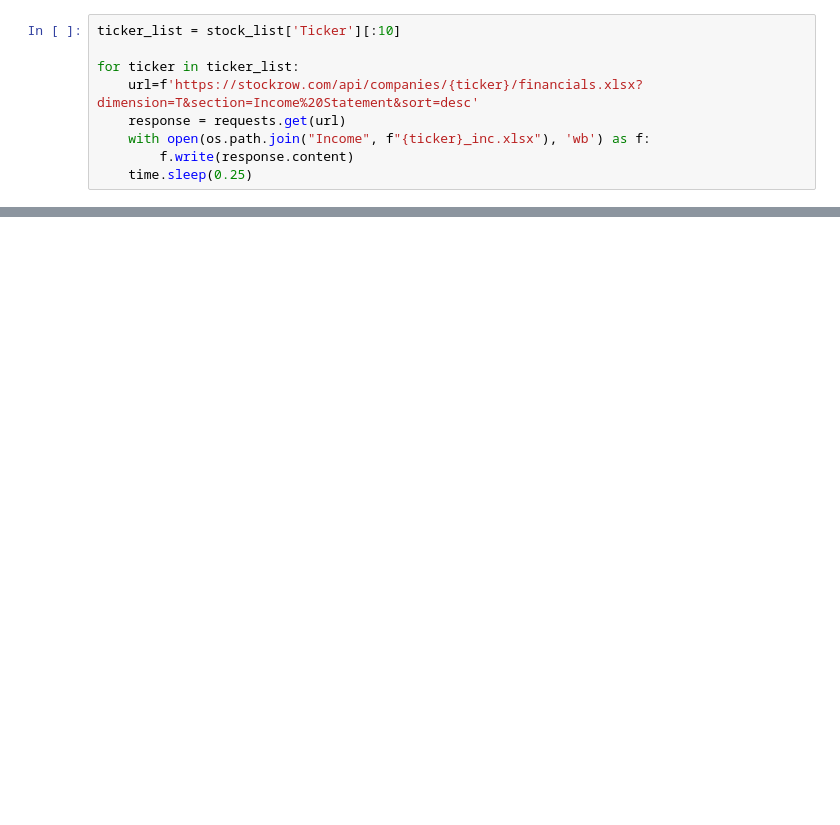
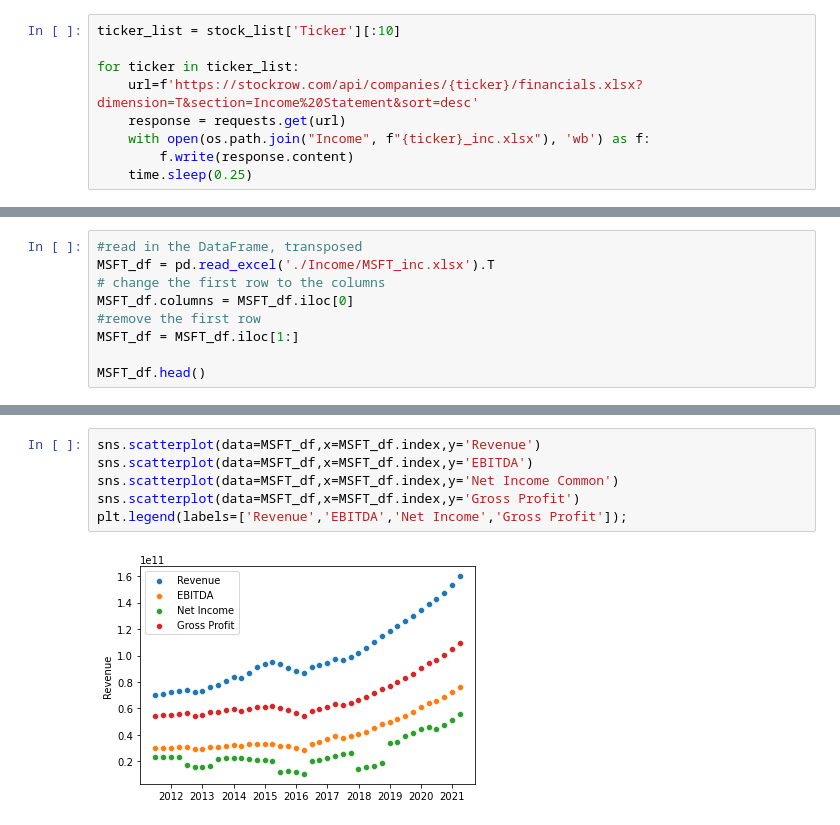
Before and after one commit to sfreagin/SEC_testing, a Jupyter notebook: pulling_stockrow.ipynb, the cells around one changed output, grey strips where cells are left out. Saved outputs shown, nothing was run; the diff lists cells and outputs as text; blank space fills up the shorter version.

```diff
--- a/pulling_stockrow.ipynb
+++ b/pulling_stockrow.ipynb
@@ -51 +91,10 @@ AAPL_df.head()
 5 rows × 28 columns
+# %%
+#read in the DataFrame, transposed
+MSFT_df = pd.read_excel('./Income/MSFT_inc.xlsx').T
+# change the first row to the columns
+MSFT_df.columns = MSFT_df.iloc[0]
+#remove the first row
+MSFT_df = MSFT_df.iloc[1:]
+
+MSFT_df.head()
@@ -72,0 +158,8 @@ AAPL_df
+# %%
+sns.scatterplot(data=MSFT_df,x=MSFT_df.index,y='Revenue')
+sns.scatterplot(data=MSFT_df,x=MSFT_df.index,y='EBITDA')
+sns.scatterplot(data=MSFT_df,x=MSFT_df.index,y='Net Income Common')
+sns.scatterplot(data=MSFT_df,x=MSFT_df.index,y='Gross Profit')
+plt.legend(labels=['Revenue','EBITDA','Net Income','Gross Profit']);
+# %% [output]
+[figure, added]
```
Also changed, not shown: parts of 11 cells of this notebook.
